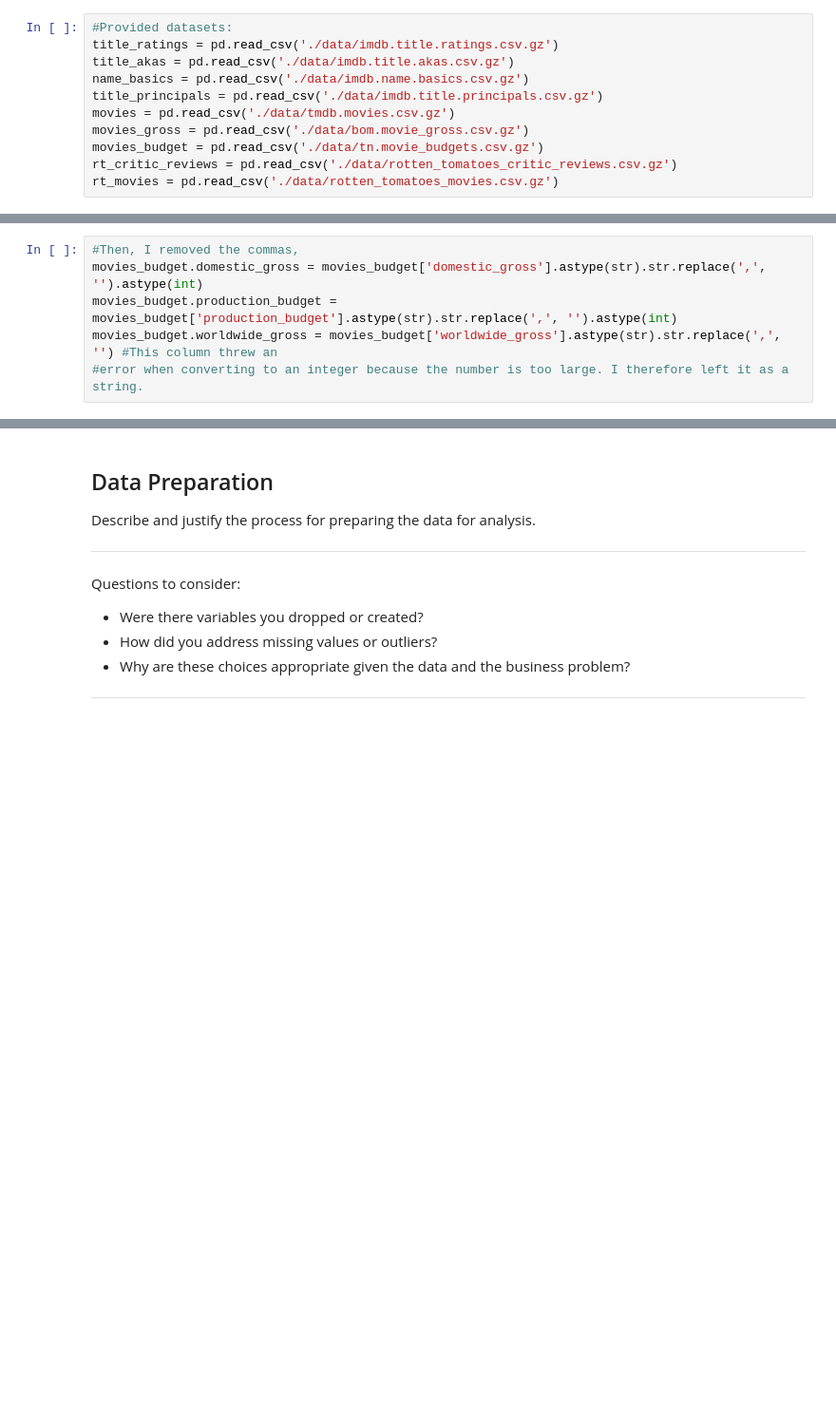
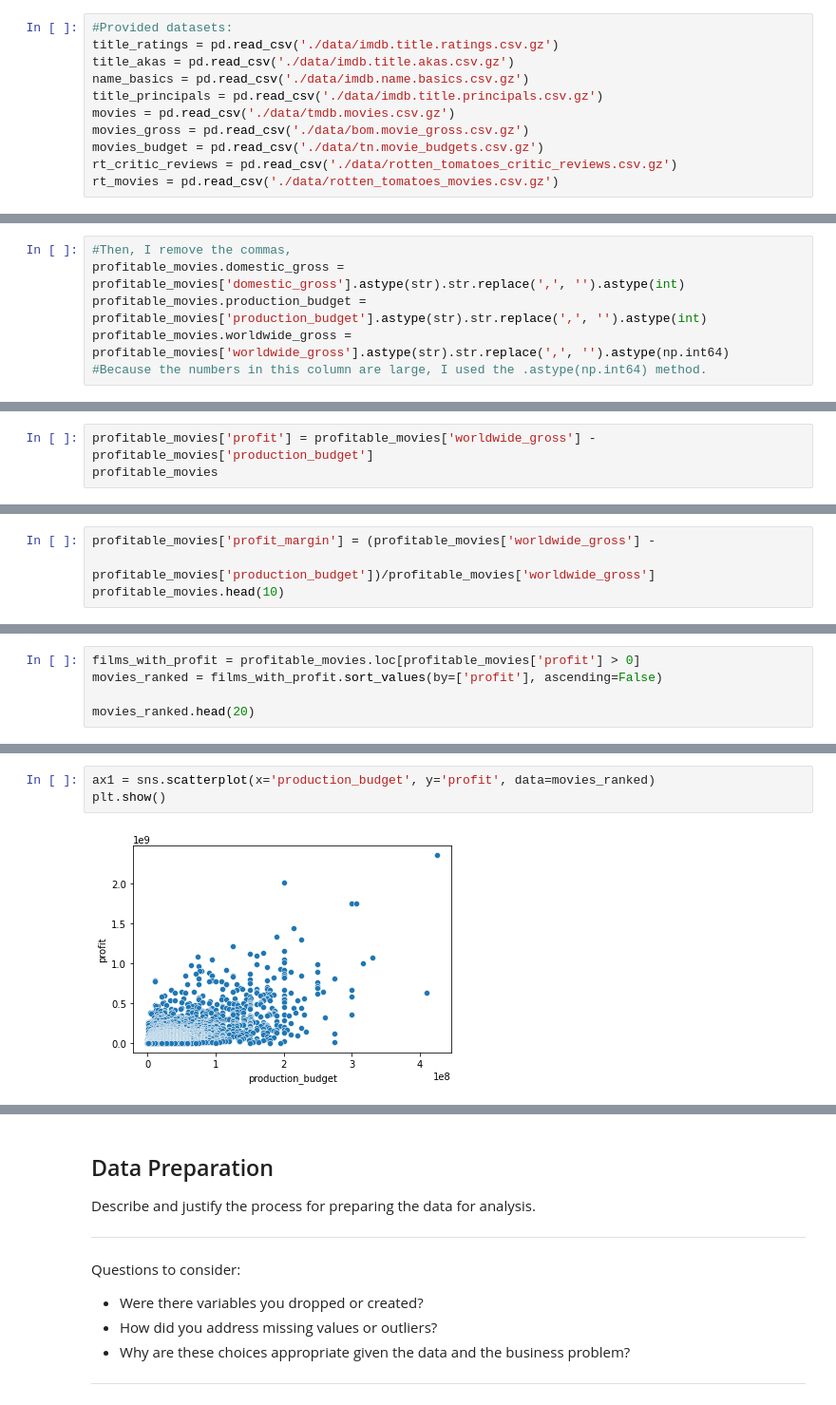
Before and after one commit to samtuleen/Phase1-Microsoft-Movie-Analysis-Project, a Jupyter notebook: Microsoft-Movie-Analysis.ipynb, the cells around one changed output, grey strips where cells are left out. Shown at 95% size. Drawn from its saved outputs; the diff is of its cells as text; blank space fills up the shorter version.

```diff
--- a/Microsoft-Movie-Analysis.ipynb
+++ b/Microsoft-Movie-Analysis.ipynb
@@ -69,6 +73,6 @@ movies_budget.worldwide_gross = [x.strip('$') for x in movies_budget.worldwide_g
 # %%
-#Then, I removed the commas,
-movies_budget.domestic_gross = movies_budget['domestic_gross'].astype(str).str.replace(',', '').astype(int)
-movies_budget.production_budget = movies_budget['production_budget'].astype(str).str.replace(',', '').astype(int)
-movies_budget.worldwide_gross = movies_budget['worldwide_gross'].astype(str).str.replace(',', '') #This column threw an
-#error when converting to an integer because the number is too large. I therefore left it as a string.
+#Then, I remove the commas,
+profitable_movies.domestic_gross = profitable_movies['domestic_gross'].astype(str).str.replace(',', '').astype(int)
+profitable_movies.production_budget = profitable_movies['production_budget'].astype(str).str.replace(',', '').astype(int)
+profitable_movies.worldwide_gross = profitable_movies['worldwide_gross'].astype(str).str.replace(',', '').astype(np.int64)
+#Because the numbers in this column are large, I used the .astype(np.int64) method.
@@ -94,0 +100,3 @@ profitable_movies
+# %%
+profitable_movies['profit'] = profitable_movies['worldwide_gross'] - profitable_movies['production_budget']
+profitable_movies
@@ -94,0 +124,4 @@ profitable_movies
+# %%
+profitable_movies['profit_margin'] = (profitable_movies['worldwide_gross'] -
+                                    profitable_movies['production_budget'])/profitable_movies['worldwide_gross']
+profitable_movies.head(10)
@@ -94,0 +147,5 @@ profitable_movies
+# %%
+films_with_profit = profitable_movies.loc[profitable_movies['profit'] > 0]
+movies_ranked = films_with_profit.sort_values(by=['profit'], ascending=False)
+
+movies_ranked.head(20)
@@ -94,0 +170,5 @@ profitable_movies
+# %%
+ax1 = sns.scatterplot(x='production_budget', y='profit', data=movies_ranked)
+plt.show()
+# %% [output]
+[figure, added]
```
Also changed, not shown: parts of 16 cells of this notebook.
